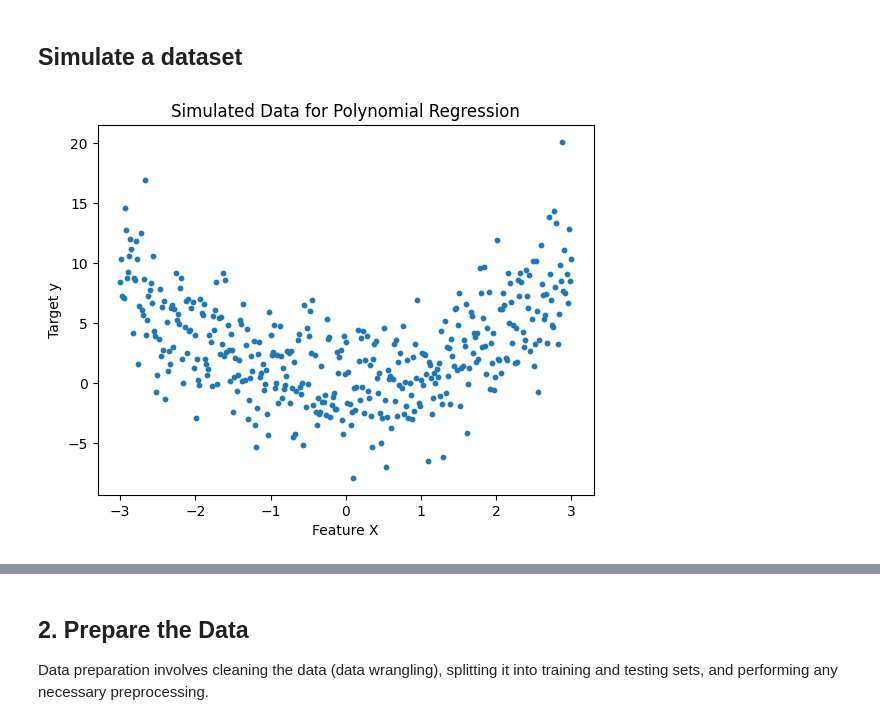
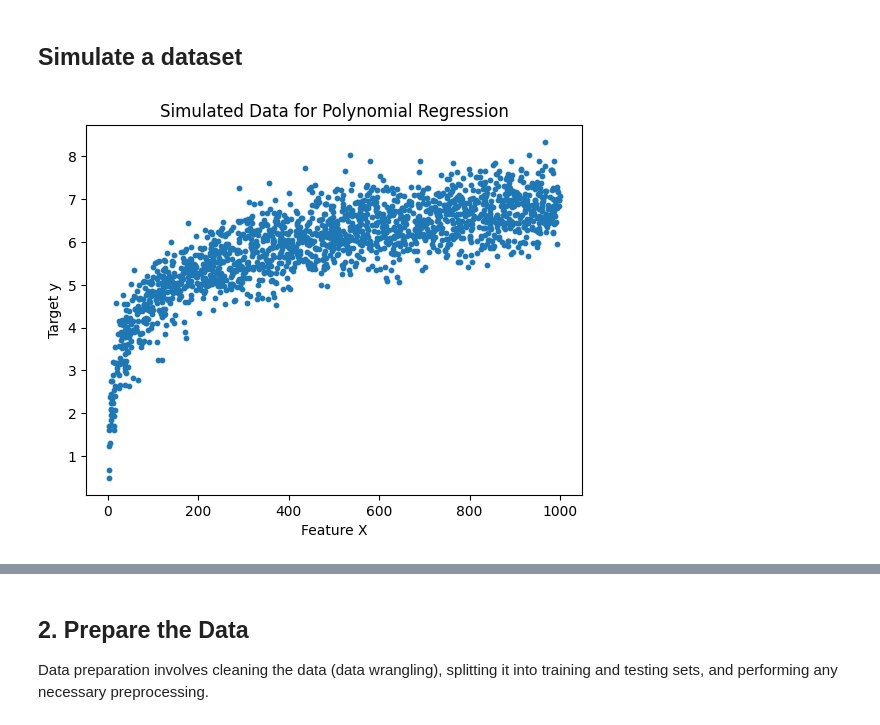
Before and after one commit to OskyRosky/MachineLearning, a Jupyter notebook: 0. Fundamentals/ML_0.ipynb, the cells around one changed output, grey strips where cells are left out. Cells and saved outputs as stored; diff of their text form; code cells hidden in the pictures.

Commit message:
Add image ml4

```diff
--- a/0. Fundamentals/ML_0.ipynb
+++ b/0. Fundamentals/ML_0.ipynb
@@ -14,17 +14,22 @@ import matplotlib.pyplot as plt
 # %%
 # Set a seed for reproducibility
 
 np.random.seed(12345)
 
-# Simulate features and a target variable
-X = np.linspace(-3, 3, 400).reshape(-1, 1)  # 400 data points from -3 to 3
-y = X**2 + np.random.randn(400, 1) * 3  # Parabolic relationship with noise
+# Generate data
+X = np.random.randint(1, 1000, size=1789)  # Number of employees
+errors = np.random.normal(0, 0.5, size=1789)  # Random errors
+Y = np.log(X) + errors  # Gross earnings with a logarithmic relationship plus some error
+
+# Create a DataFrame
+df = pd.DataFrame({'Number of Employees': X, 'Gross Earnings': Y})
+
 
 # Visualize the data
-plt.scatter(X, y, s=10)
+plt.scatter(X, Y, s=10)
 plt.title("Simulated Data for Polynomial Regression")
 plt.xlabel("Feature X")
 plt.ylabel("Target y")
 plt.show()
 # %% [output]
-[figure, old version]
+[figure, new version]
```
Also changed, not shown: parts of 4 cells of this notebook, 1 other file.
